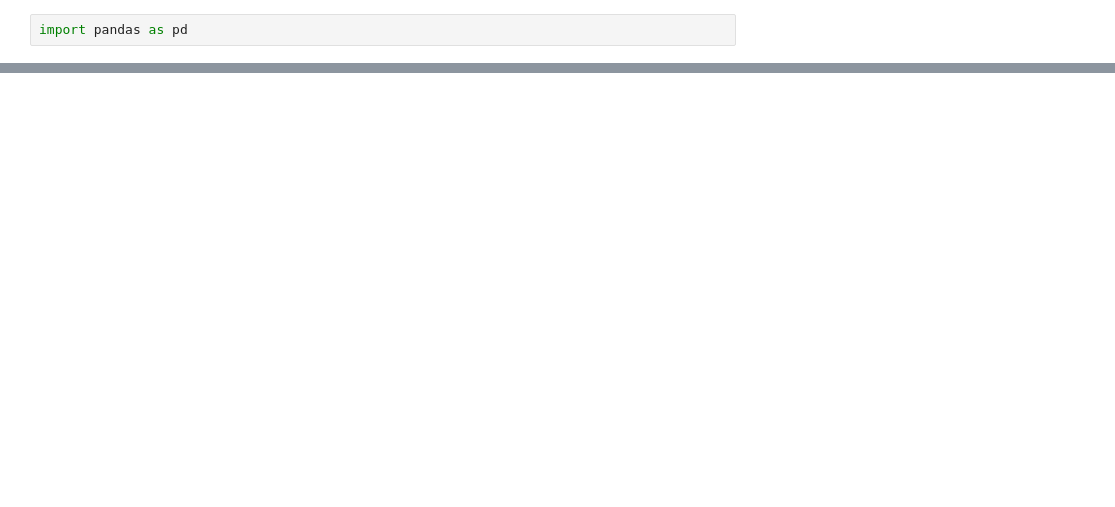
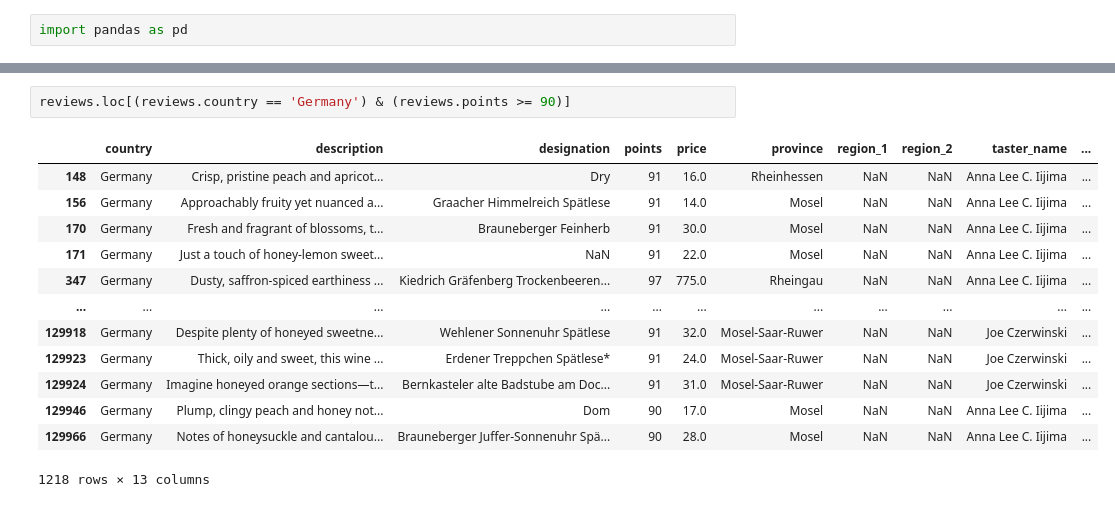
Before and after one commit to uidops/kaggle-learn, a Jupyter notebook: pandas-learn/02-index.ipynb, the cells around one changed output, grey strips where cells are left out. Cells and saved outputs as stored; diff of their text form; blank space fills up the shorter version.

```diff
--- a/pandas-learn/02-index.ipynb
+++ b/pandas-learn/02-index.ipynb
@@ -36,0 +127,16 @@ Name: country, Length: 150930, dtype: str
+# %%
+reviews.loc[(reviews.country == 'Germany') & (reviews.points >= 90)]
+# %% [output]
+|  | country | description | designation | points | price | province | region_1 | region_2 | taster_name | ... |
+| 148 | Germany | Crisp, pristine peach and apricot... | Dry | 91 | 16.0 | Rheinhessen | NaN | NaN | Anna Lee C. Iijima | ... |
+| 156 | Germany | Approachably fruity yet nuanced a... | Graacher Himmelreich Spätlese | 91 | 14.0 | Mosel | NaN | NaN | Anna Lee C. Iijima | ... |
+| 170 | Germany | Fresh and fragrant of blossoms, t... | Brauneberger Feinherb | 91 | 30.0 | Mosel | NaN | NaN | Anna Lee C. Iijima | ... |
+| 171 | Germany | Just a touch of honey-lemon sweet... | NaN | 91 | 22.0 | Mosel | NaN | NaN | Anna Lee C. Iijima | ... |
+| 347 | Germany | Dusty, saffron-spiced earthiness ... | Kiedrich Gräfenberg Trockenbeeren... | 97 | 775.0 | Rheingau | NaN | NaN | Anna Lee C. Iijima | ... |
+| ... | ... | ... | ... | ... | ... | ... | ... | ... | ... | ... |
+| 129918 | Germany | Despite plenty of honeyed sweetne... | Wehlener Sonnenuhr Spätlese | 91 | 32.0 | Mosel-Saar-Ruwer | NaN | NaN | Joe Czerwinski | ... |
+| 129923 | Germany | Thick, oily and sweet, this wine ... | Erdener Treppchen Spätlese* | 91 | 24.0 | Mosel-Saar-Ruwer | NaN | NaN | Joe Czerwinski | ... |
+| 129924 | Germany | Imagine honeyed orange sections—t... | Bernkasteler alte Badstube am Doc... | 91 | 31.0 | Mosel-Saar-Ruwer | NaN | NaN | Joe Czerwinski | ... |
+| 129946 | Germany | Plump, clingy peach and honey not... | Dom | 90 | 17.0 | Mosel | NaN | NaN | Anna Lee C. Iijima | ... |
+| 129966 | Germany | Notes of honeysuckle and cantalou... | Brauneberger Juffer-Sonnenuhr Spä... | 90 | 28.0 | Mosel | NaN | NaN | Anna Lee C. Iijima | ... |
+1218 rows × 13 columns
```
Also changed, not shown: parts of 13 cells of this notebook, 2 other files.
